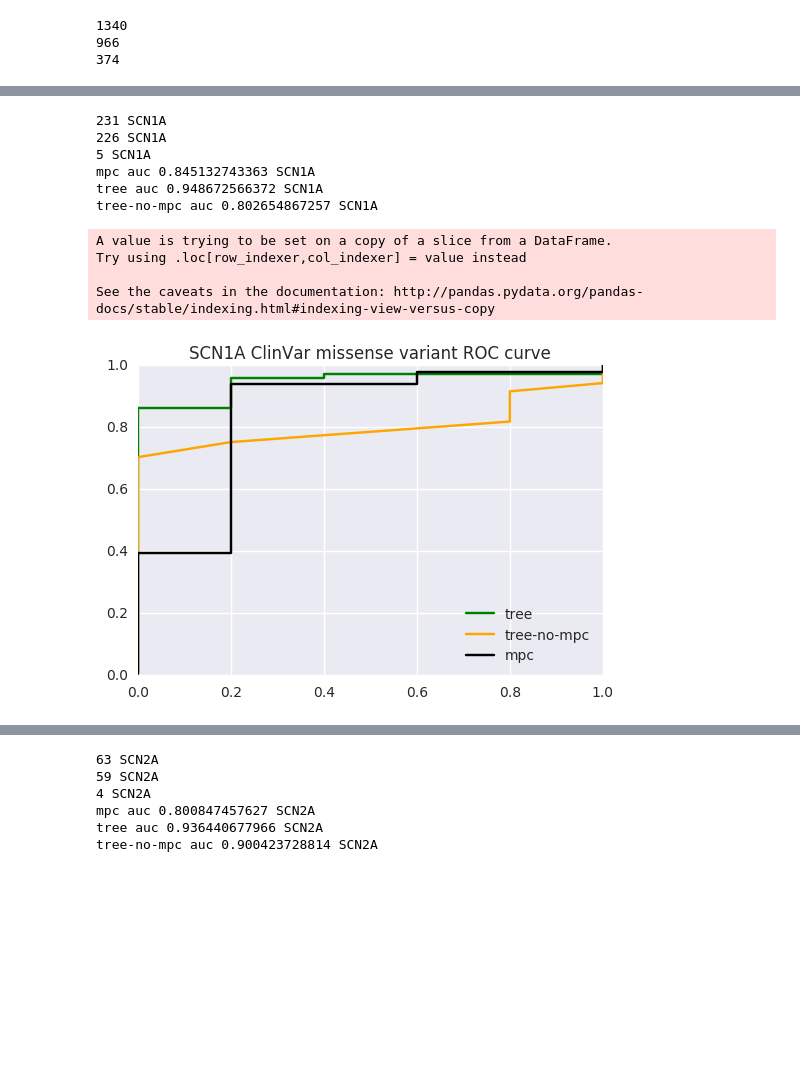
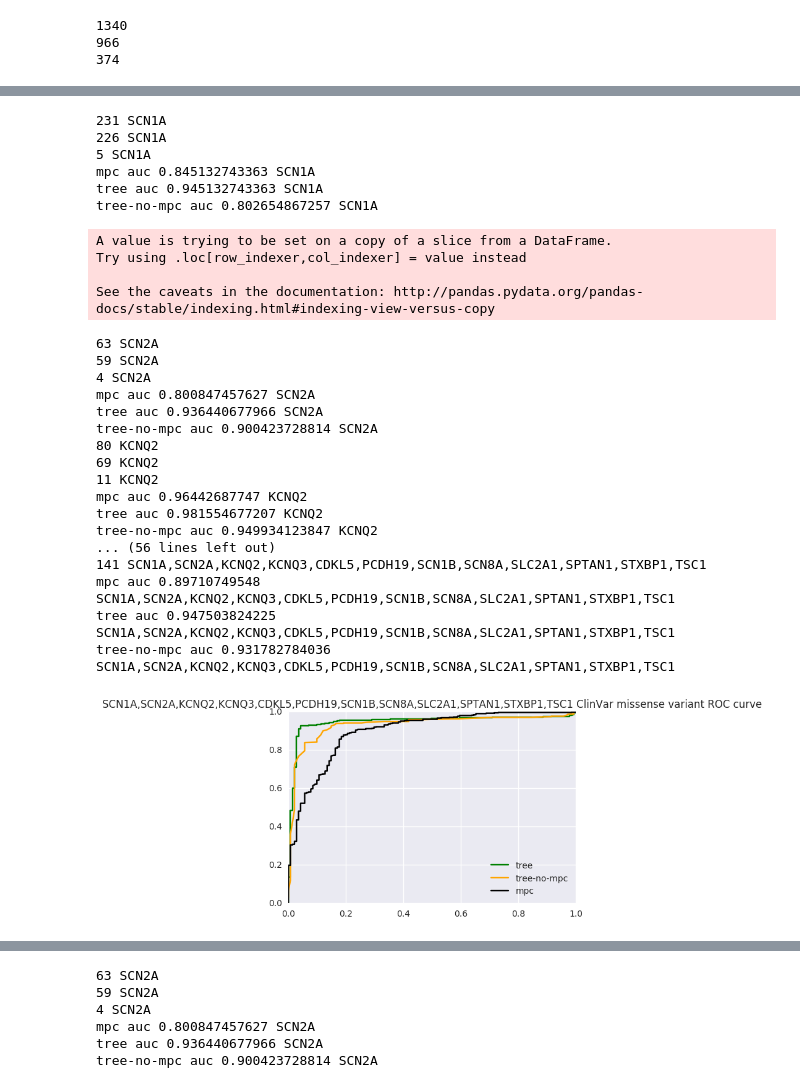
Before and after one commit to samesense/pathopredictor, a Jupyter notebook: notebooks/predict-for-missense-clinvar-union_features-regression-byGene.ipynb, the cells around one changed output, grey strips where cells are left out. Saved outputs shown, nothing was run; the diff lists cells and outputs as text; code cells hidden in the pictures; blank space fills up the shorter version.

Commit message:
add more genes to clinvar eval

```diff
--- a/notebooks/predict-for-missense-clinvar-union_features-regression-byGene.ipynb
+++ b/notebooks/predict-for-missense-clinvar-union_features-regression-byGene.ipynb
@@ -202,14 +188,36 @@ tree-no-mpc auc 0.917492096944 SCN1A,SCN2A,KCNQ2,KCNQ3
-# %%
-roc_by_gene(('SCN1A',), clinvar_df)
-# %% [output]
-231 SCN1A
-226 SCN1A
-5 SCN1A
-mpc auc 0.845132743363 SCN1A
-tree auc 0.948672566372 SCN1A
-tree-no-mpc auc 0.802654867257 SCN1A
-A value is trying to be set on a copy of a slice from a DataFrame.
-Try using .loc[row_indexer,col_indexer] = value instead
-
-See the caveats in the documentation: http://pandas.pydata.org/pandas-docs/stable/indexing.html#indexing-view-versus-copy
-[figure, removed]
+# %%
+focus_gene_ls = ('SCN1A','SCN2A','KCNQ2', 'KCNQ3', 'CDKL5', 'PCDH19', 'SCN1B', 'SCN8A', 'SLC2A1', 'SPTAN1', 'STXBP1', 'TSC1')
+
+for gene in focus_gene_ls:
+    roc_by_gene((gene,), clinvar_df)
+    plt.close()
+roc_by_gene(focus_gene_ls, clinvar_df)
+# %% [output]
+231 SCN1A
+226 SCN1A
+5 SCN1A
+mpc auc 0.845132743363 SCN1A
+tree auc 0.945132743363 SCN1A
+tree-no-mpc auc 0.802654867257 SCN1A
+A value is trying to be set on a copy of a slice from a DataFrame.
+Try using .loc[row_indexer,col_indexer] = value instead
+
+See the caveats in the documentation: http://pandas.pydata.org/pandas-docs/stable/indexing.html#indexing-view-versus-copy
+63 SCN2A
+59 SCN2A
+4 SCN2A
+mpc auc 0.800847457627 SCN2A
+tree auc 0.936440677966 SCN2A
+tree-no-mpc auc 0.900423728814 SCN2A
+80 KCNQ2
+69 KCNQ2
+11 KCNQ2
+mpc auc 0.96442687747 KCNQ2
+tree auc 0.981554677207 KCNQ2
+tree-no-mpc auc 0.949934123847 KCNQ2
+... (56 lines left out)
+141 SCN1A,SCN2A,KCNQ2,KCNQ3,CDKL5,PCDH19,SCN1B,SCN8A,SLC2A1,SPTAN1,STXBP1,TSC1
+mpc auc 0.89710749548 SCN1A,SCN2A,KCNQ2,KCNQ3,CDKL5,PCDH19,SCN1B,SCN8A,SLC2A1,SPTAN1,STXBP1,TSC1
+tree auc 0.947503824225 SCN1A,SCN2A,KCNQ2,KCNQ3,CDKL5,PCDH19,SCN1B,SCN8A,SLC2A1,SPTAN1,STXBP1,TSC1
+tree-no-mpc auc 0.931782784036 SCN1A,SCN2A,KCNQ2,KCNQ3,CDKL5,PCDH19,SCN1B,SCN8A,SLC2A1,SPTAN1,STXBP1,TSC1
+[figure, added]
```
Also changed, not shown: parts of 2 cells of this notebook, 1 other file.
